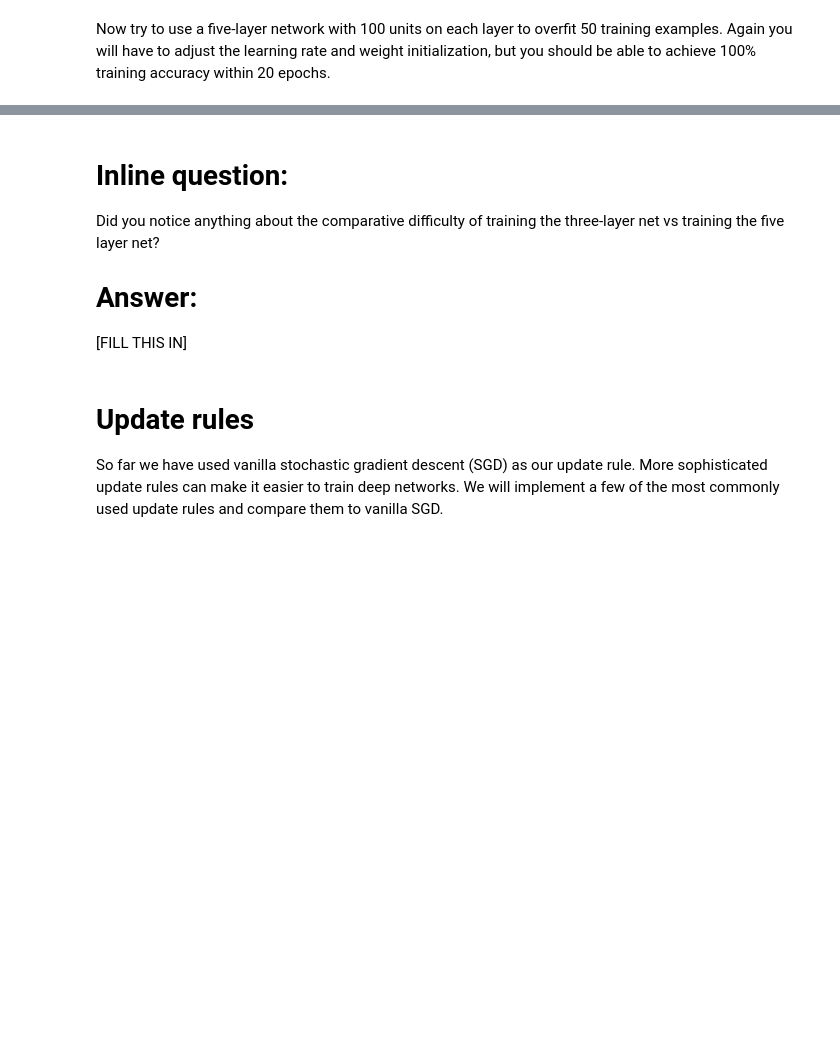
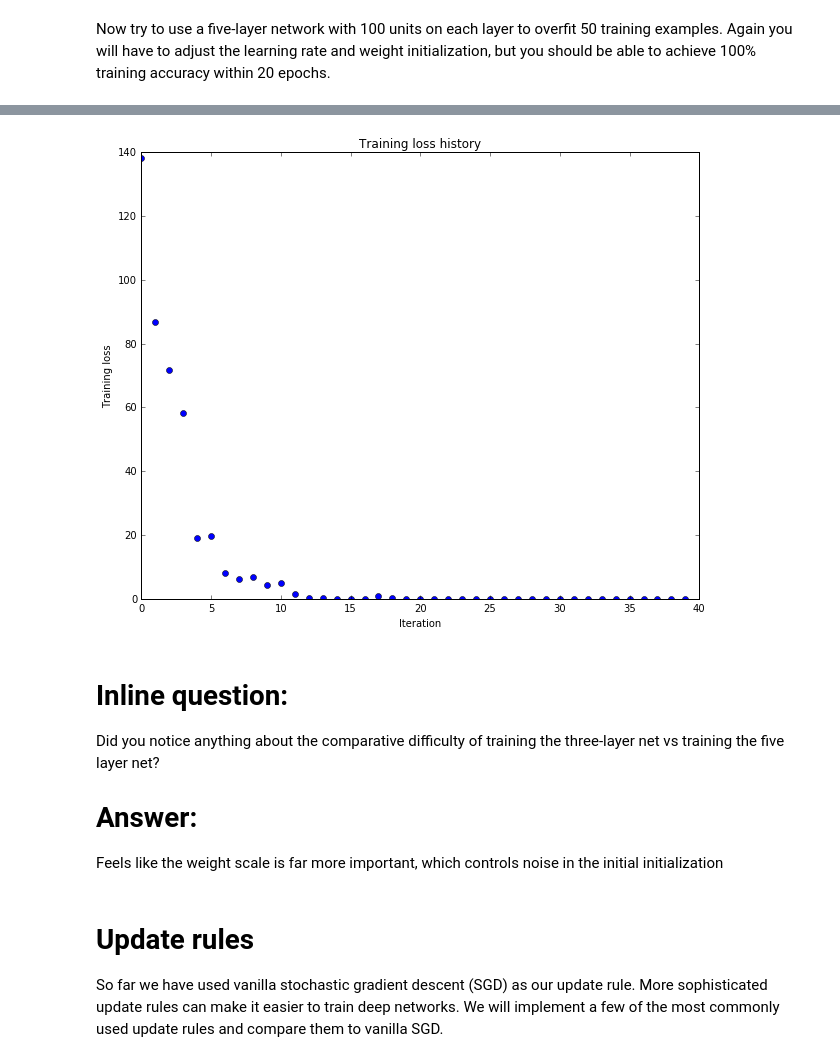
Before and after one commit to aroetter/cs231n-assignment2, a Jupyter notebook: FullyConnectedNets.ipynb, the cells around one changed output, grey strips where cells are left out. Saved outputs shown, nothing was run; the diff lists cells and outputs as text; code cells hidden in the pictures; blank space fills up the shorter version.

```diff
--- a/FullyConnectedNets.ipynb
+++ b/FullyConnectedNets.ipynb
@@ -490,8 +490,13 @@ small_data = {
   'y_val': data['y_val'],
 }
 
-learning_rate = 1e-3
-weight_scale = 1e-5
+learning_rate, weight_scale = 1e-3, 1e-5 # given initial
+
+# this does it!
+learning_rate, weight_scale = 1e-3, 1e-1
+
+
+
 model = FullyConnectedNet([100, 100, 100, 100],
                 weight_scale=weight_scale, dtype=np.float64)
 solver = Solver(model, small_data,
@@ -508,3 +513,4 @@ plt.title('Training loss history')
 plt.xlabel('Iteration')
 plt.ylabel('Training loss')
 plt.show()
+# %% [output]
@@ -511,9 +534,10 @@ plt.show()
+[figure, added]
 # %% [markdown]
 # Inline question:
 Did you notice anything about the comparative difficulty of training the three-layer net vs training the five layer net?
 
 # Answer:
-[FILL THIS IN]
+Feels like the weight scale is far more important, which controls noise in the initial initialization
 # %% [markdown]
 # Update rules
 So far we have used vanilla stochastic gradient descent (SGD) as our update rule. More sophisticated update rules can make it easier to train deep networks. We will implement a few of the most commonly used update rules and compare them to vanilla SGD.
```
Also changed, not shown: parts of 4 cells of this notebook.
